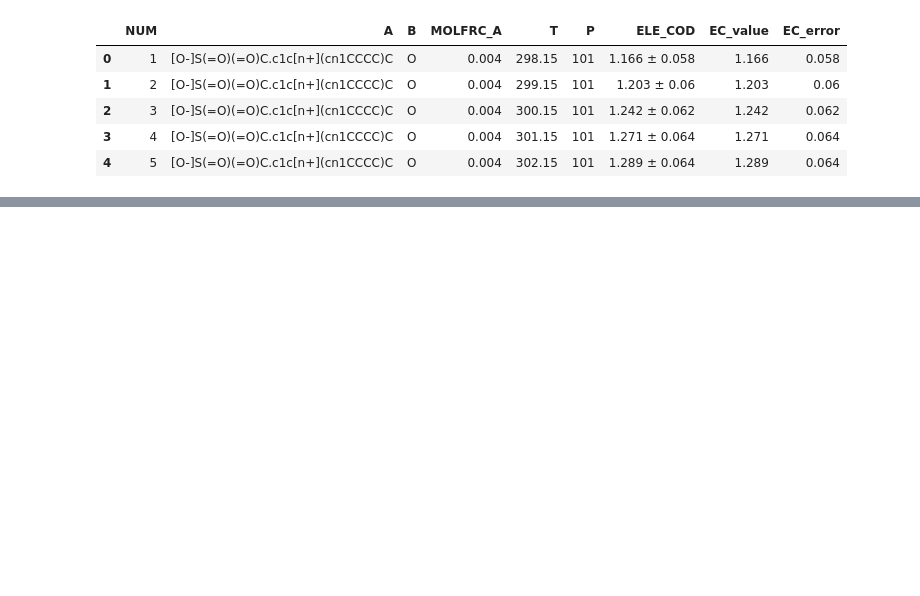
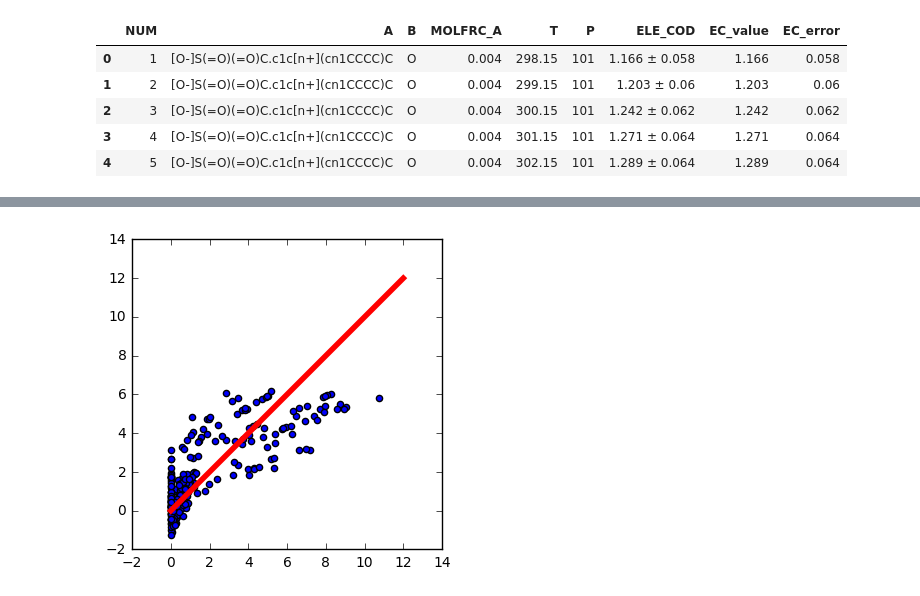
Before and after one commit to joekasp/ionic_liquids, a Jupyter notebook: ionic_liquids/datasets/Molecular Descriptors.ipynb, the cells around one changed output, grey strips where cells are left out. Cells and saved outputs as stored; diff of their text form; code cells hidden in the pictures; blank space fills up the shorter version.

```diff
--- a/ionic_liquids/datasets/Molecular Descriptors.ipynb
+++ b/ionic_liquids/datasets/Molecular Descriptors.ipynb
@@ -79,0 +79,11 @@ ValueError: First argument must be a sequence
+# %%
+#Lasso
+lasso = Lasso(alpha=0.01, fit_intercept=True, normalize=False, precompute=False, copy_X=True, max_iter=4000, tol=0.001, warm_start=False, positive=False, random_state=None, selection='cyclic')
+lasso.fit(X_train,y_train)
+
+plt.figure(figsize=(4,4))
+plt.scatter(y_test.values.astype(np.float),lasso.predict(X_test))
+plt.plot([0,12],[0,12],lw=4,c = 'r')
+plt.show()
+# %% [output]
+[figure, added]
```
Also changed, not shown: parts of 9 cells of this notebook.
